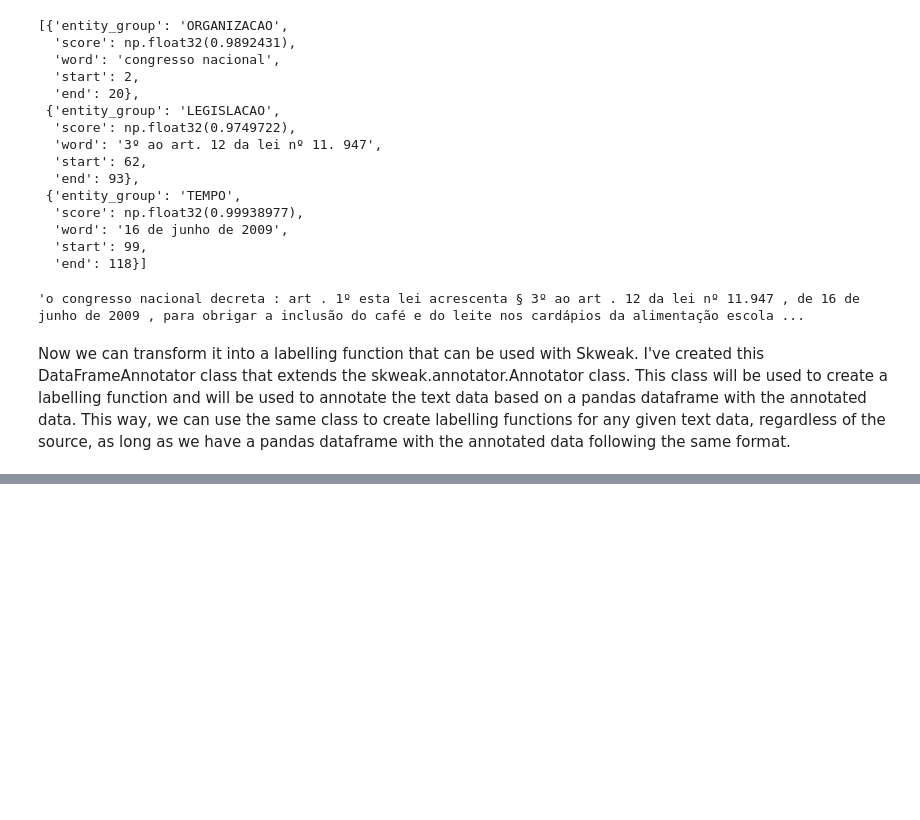
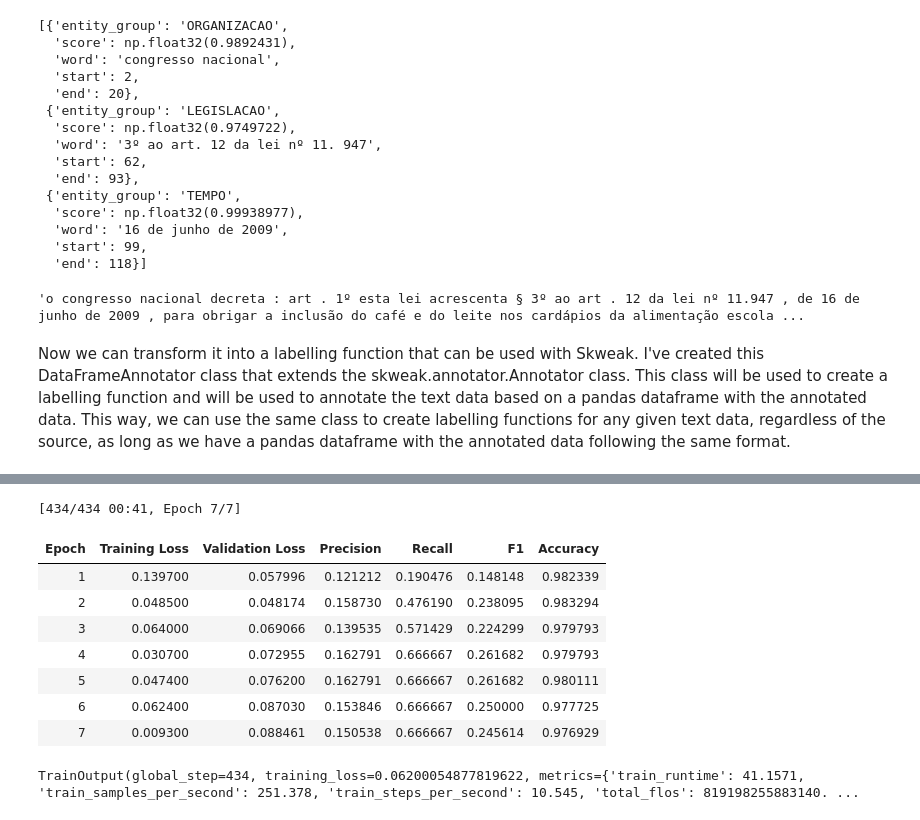
Before and after one commit to jfholanda/ner-weak-supervision, a Jupyter notebook: NER_Weak_Supervision.ipynb, the cells around one changed output, grey strips where cells are left out. Cells and saved outputs as stored; diff of their text form; code cells hidden in the pictures; blank space fills up the shorter version.

```diff
--- a/NER_WeakSupervision_JFH.ipynb
+++ b/NER_Weak_Supervision.ipynb
@@ -767,0 +1900,11 @@ lf_transformer_1 = DataFrameAnnotator(
+# %%
+from datasets import load_from_disk  # Import the load_from_disk function
+
+# Load the Hugging Face Datasets from disk
+# The load_from_disk function loads the datasets saved in the specified directory
+
+hf_dataset_train_hmm = load_from_disk("outputs/ner/hf_dataset_train_hmm")
+hf_dataset_train_maj_voter = load_from_disk("outputs/ner/hf_dataset_train_maj_voter")
+hf_dataset_train_true = load_from_disk("outputs/ner/hf_dataset_train_true")
+hf_dataset_dev_true = load_from_disk("outputs/ner/hf_dataset_dev_true")
+hf_dataset_test_true = load_from_disk("outputs/ner/hf_dataset_test_true")
@@ -767,0 +1915,6 @@ lf_transformer_1 = DataFrameAnnotator(
+# %%
+# get the label_to_id_dict
+label_to_id = {k: v for v, k in enumerate(hf_dataset_train_hmm.features["ner_tags"].feature.names)}
+id_to_label = {v: k for k, v in label_to_id.items()}
+
+label_to_id, id_to_label
@@ -767,0 +1924,22 @@ lf_transformer_1 = DataFrameAnnotator(
+# %%
+# Import necessary classes from the transformers library
+from transformers import (
+    AutoModelForTokenClassification,
+    AutoTokenizer,
+    Trainer,
+    TrainingArguments,
+    DataCollatorForTokenClassification,
+)
+
+MODEL_NAME = "neuralmind/bert-base-portuguese-cased"  # Specify the name of the pretrained BERT model
+
+# Load the tokenizer for the BERT model
+# The tokenizer will handle tokenization and padding/truncation of input sequences
+# 'neuralmind/bert-base-portuguese-cased' is the name of the pretrained model
+tokenizer = AutoTokenizer.from_pretrained(MODEL_NAME)
+
+# Create a DataCollator for token classification tasks
+# The DataCollatorForTokenClassification dynamically pads the input sequences to the maximum length in the batch
+# This ensures that all sequences in a batch have the same length, which is required for efficient processing
+# The tokenizer is passed to the DataCollator to handle tokenization and padding
+token_classification_collator = DataCollatorForTokenClassification(tokenizer)
@@ -767,0 +2114,16 @@ lf_transformer_1 = DataFrameAnnotator(
+# %%
+# Start the training process using the Trainer instance
+# This will train the model on the training dataset and evaluate it on the validation dataset
+# The training process will follow the configurations specified in the TrainingArguments
+trainer.train()
+# %% [output]
+[434/434 00:41, Epoch 7/7]
+| Epoch | Training Loss | Validation Loss | Precision | Recall | F1 | Accuracy |
+| 1 | 0.139700 | 0.057996 | 0.121212 | 0.190476 | 0.148148 | 0.982339 |
+| 2 | 0.048500 | 0.048174 | 0.158730 | 0.476190 | 0.238095 | 0.983294 |
+| 3 | 0.064000 | 0.069066 | 0.139535 | 0.571429 | 0.224299 | 0.979793 |
+| 4 | 0.030700 | 0.072955 | 0.162791 | 0.666667 | 0.261682 | 0.979793 |
+| 5 | 0.047400 | 0.076200 | 0.162791 | 0.666667 | 0.261682 | 0.980111 |
+| 6 | 0.062400 | 0.087030 | 0.153846 | 0.666667 | 0.250000 | 0.977725 |
+| 7 | 0.009300 | 0.088461 | 0.150538 | 0.666667 | 0.245614 | 0.976929 |
+TrainOutput(global_step=434, training_loss=0.06200054877819622, metrics={'train_runtime': 41.1571, 'train_samples_per_second': 251.378, 'train_steps_per_second': 10.545, 'total_flos': 819198255883140. ...
```
Also changed, not shown: parts of 101 cells of this notebook, 3 other files.
